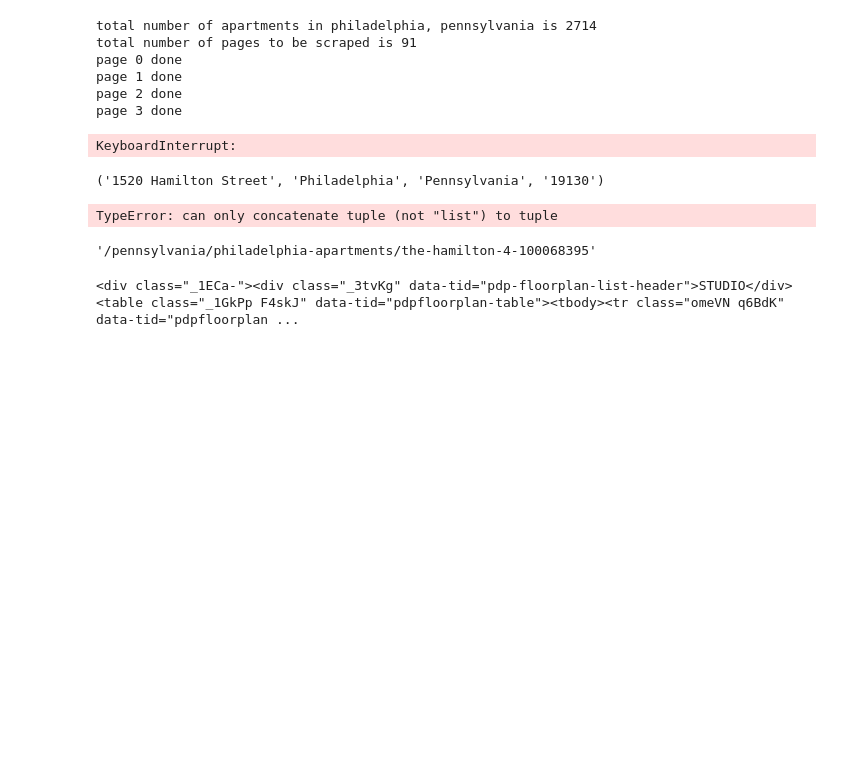
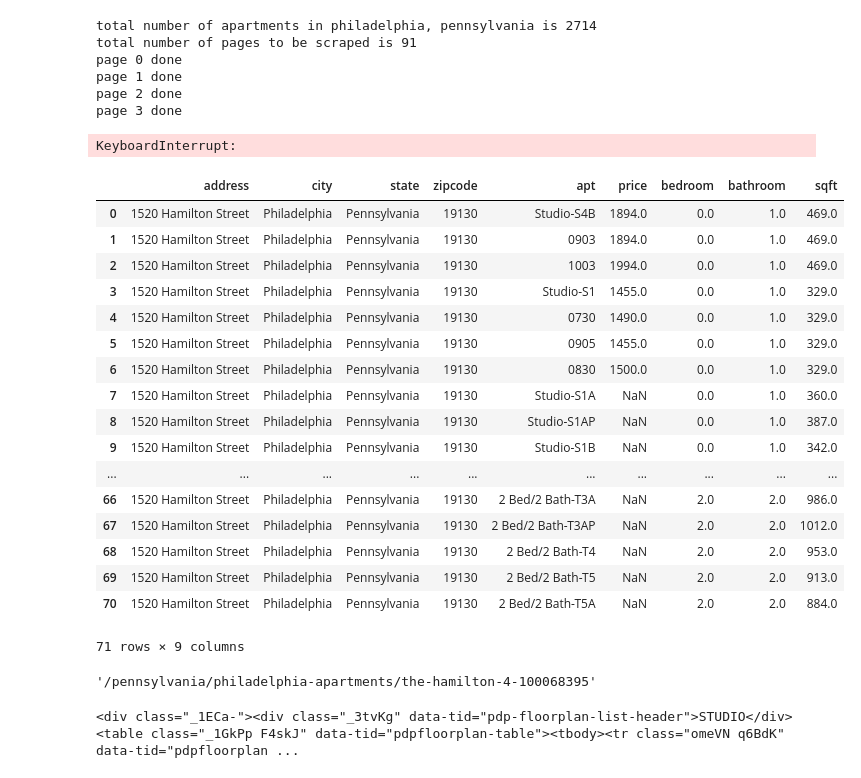
Before and after one commit to nding17/WhiterockAI, a Jupyter notebook: notebooks/rent.com scraping.ipynb, the cells around one changed output. Drawn from its saved outputs; the diff is of its cells as text; code cells hidden in the pictures; blank space fills up the shorter version.

```diff
--- a/notebooks/rent.com scraping.ipynb
+++ b/notebooks/rent.com scraping.ipynb
@@ -178,21 +178,46 @@ def _get_apt_info(apt_url):
             apartments = []
             for unit_tag in floor_plan:
                 if unit_tag['data-tid'] == 'pdpfloorplan-row':
-                    apt = addr+_get_floorplan(unit_tag)
+                    apt = list(addr)+_get_floorplan(unit_tag)
                     apartments.append(apt)
 
                 if unit_tag['data-tid'] == 'pdpfloorplans-unit-row':
                     apt = list(addr)+_get_units(unit_tag)
                     apartments.append(apt)
-            apt_all.append(apartments)
+            apt_all += apartments
 
     return apt_all
-# %%
-apt_url = apt_urls[1]
-_get_apt_info(apt_url)
-# %% [output]
-('1520 Hamilton Street', 'Philadelphia', 'Pennsylvania', '19130')
-TypeError: can only concatenate tuple (not "list") to tuple
+# %%
+apt_url = apt_urls[1]
+data = _get_apt_info(apt_url)
+pd.DataFrame(data, columns = ['address',
+                              'city',
+                              'state',
+                              'zipcode',
+                              'apt',
+                              'price',
+                              'bedroom',
+                              'bathroom',
+                              'sqft'])
+# %% [output]
+|  | address | city | state | zipcode | apt | price | bedroom | bathroom | sqft |
+| 0 | 1520 Hamilton Street | Philadelphia | Pennsylvania | 19130 | Studio-S4B | 1894.0 | 0.0 | 1.0 | 469.0 |
+| 1 | 1520 Hamilton Street | Philadelphia | Pennsylvania | 19130 | 0903 | 1894.0 | 0.0 | 1.0 | 469.0 |
+| 2 | 1520 Hamilton Street | Philadelphia | Pennsylvania | 19130 | 1003 | 1994.0 | 0.0 | 1.0 | 469.0 |
+| 3 | 1520 Hamilton Street | Philadelphia | Pennsylvania | 19130 | Studio-S1 | 1455.0 | 0.0 | 1.0 | 329.0 |
+| 4 | 1520 Hamilton Street | Philadelphia | Pennsylvania | 19130 | 0730 | 1490.0 | 0.0 | 1.0 | 329.0 |
+| 5 | 1520 Hamilton Street | Philadelphia | Pennsylvania | 19130 | 0905 | 1455.0 | 0.0 | 1.0 | 329.0 |
+| 6 | 1520 Hamilton Street | Philadelphia | Pennsylvania | 19130 | 0830 | 1500.0 | 0.0 | 1.0 | 329.0 |
+| 7 | 1520 Hamilton Street | Philadelphia | Pennsylvania | 19130 | Studio-S1A | NaN | 0.0 | 1.0 | 360.0 |
+| 8 | 1520 Hamilton Street | Philadelphia | Pennsylvania | 19130 | Studio-S1AP | NaN | 0.0 | 1.0 | 387.0 |
+| 9 | 1520 Hamilton Street | Philadelphia | Pennsylvania | 19130 | Studio-S1B | NaN | 0.0 | 1.0 | 342.0 |
+| ... | ... | ... | ... | ... | ... | ... | ... | ... | ... |
+| 66 | 1520 Hamilton Street | Philadelphia | Pennsylvania | 19130 | 2 Bed/2 Bath-T3A | NaN | 2.0 | 2.0 | 986.0 |
+| 67 | 1520 Hamilton Street | Philadelphia | Pennsylvania | 19130 | 2 Bed/2 Bath-T3AP | NaN | 2.0 | 2.0 | 1012.0 |
+| 68 | 1520 Hamilton Street | Philadelphia | Pennsylvania | 19130 | 2 Bed/2 Bath-T4 | NaN | 2.0 | 2.0 | 953.0 |
+| 69 | 1520 Hamilton Street | Philadelphia | Pennsylvania | 19130 | 2 Bed/2 Bath-T5 | NaN | 2.0 | 2.0 | 913.0 |
+| 70 | 1520 Hamilton Street | Philadelphia | Pennsylvania | 19130 | 2 Bed/2 Bath-T5A | NaN | 2.0 | 2.0 | 884.0 |
+71 rows × 9 columns
 # %%
 apt_url
 # %% [output]
```
